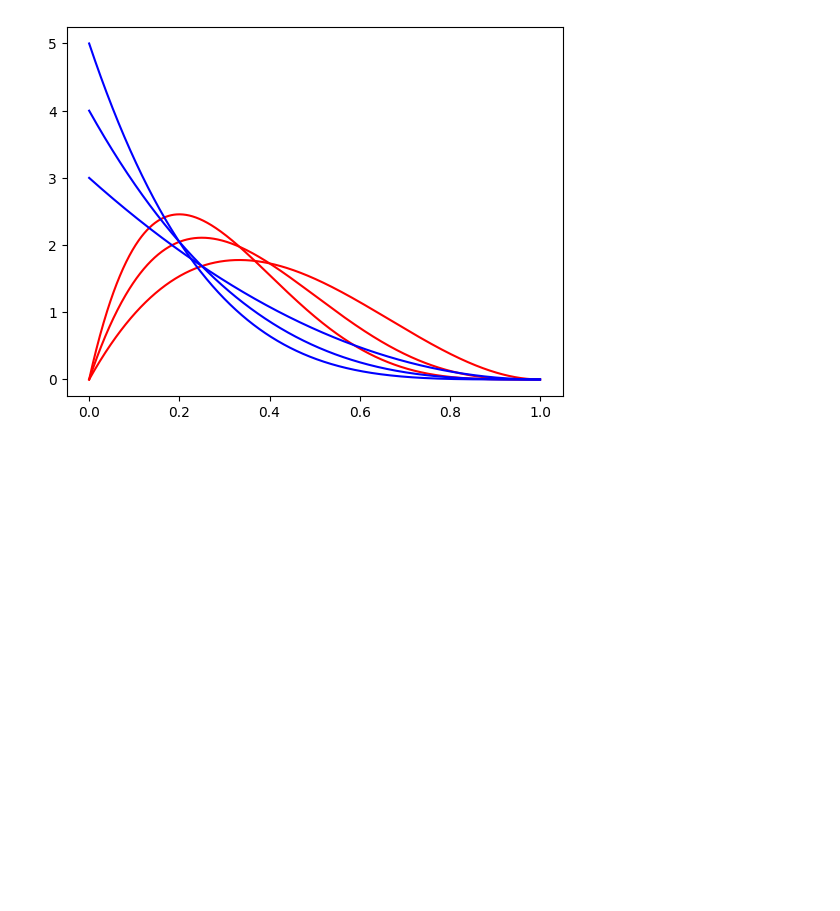
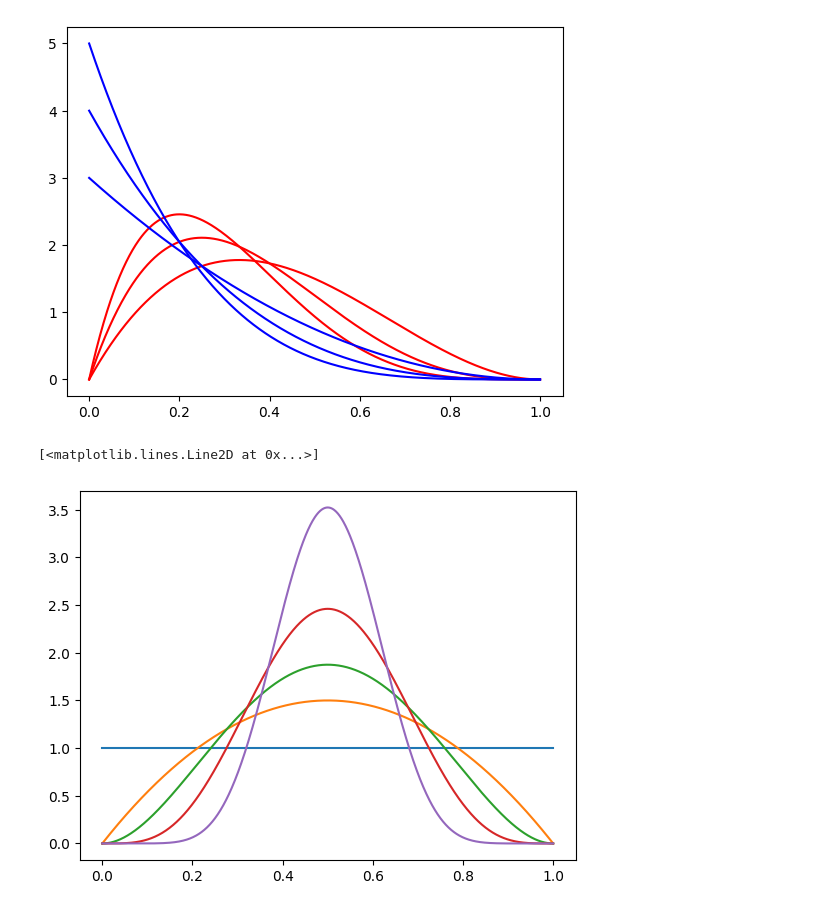
Before and after one commit to will-lynas/STAT0011-decision-and-risk, a Jupyter notebook: notebooks/distributions/beta.ipynb, the cells around one changed output. Drawn from its saved outputs; the diff is of its cells as text; code cells hidden in the pictures; blank space fills up the shorter version.

Commit message:
Symmetry of beta

```diff
--- a/notebooks/distributions/beta.ipynb
+++ b/notebooks/distributions/beta.ipynb
@@ -52,3 +52,23 @@ plt.plot(x, pdf, color="blue")
 # %% [output]
 [<matplotlib.lines.Line2D at 0x...>]
 [figure]
+# %%
+# 'a' and 'b' play symmetrical roles
+
+pdf = beta.pdf(x, a=1, b=1)
+plt.plot(x, pdf)
+
+pdf = beta.pdf(x, a=2, b=2)
+plt.plot(x, pdf)
+
+pdf = beta.pdf(x, a=3, b=3)
+plt.plot(x, pdf)
+
+pdf = beta.pdf(x, a=5, b=5)
+plt.plot(x, pdf)
+
+pdf = beta.pdf(x, a=10, b=10)
+plt.plot(x, pdf)
+# %% [output]
+[<matplotlib.lines.Line2D at 0x...>]
+[figure, added]
```
